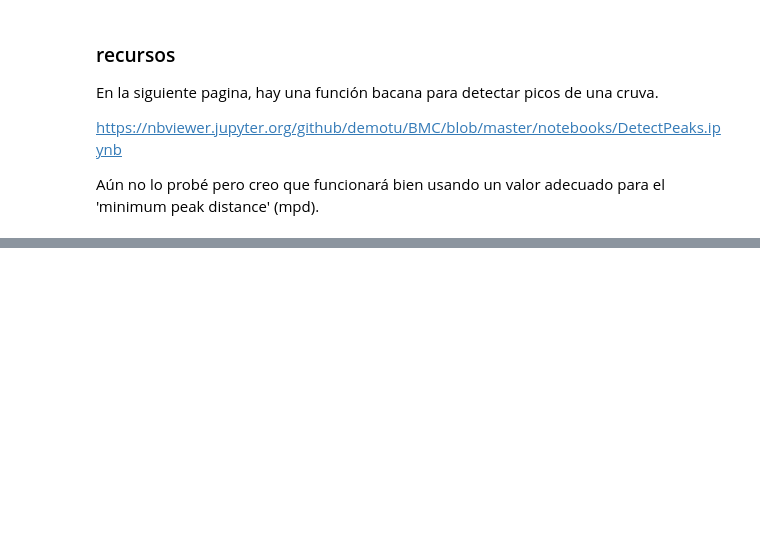
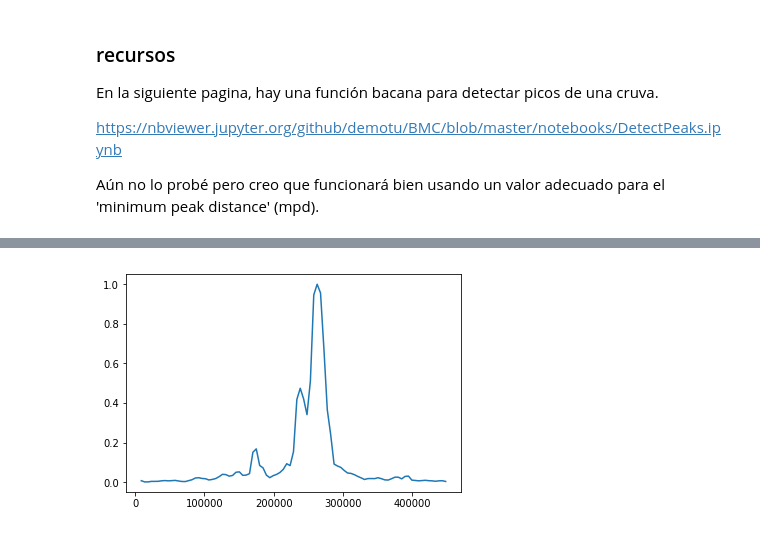
Before and after one commit to jhernandezsa/Earthquake, a Jupyter notebook: Analisis PSD.ipynb, the cells around one changed output, grey strips where cells are left out. Cells and saved outputs as stored; diff of their text form; code cells hidden in the pictures; blank space fills up the shorter version.

```diff
--- a/Analisis PSD.ipynb
+++ b/Analisis PSD.ipynb
@@ -244,0 +283,8 @@ Aún no lo probé pero creo que funcionará bien usando un valor adecuado para e
+# %%
+for i in np.arange(0,1,s):
+    quake_time, _frequencies, power_spectrum = get_segment_spectrum(signal_2[index_steps[i]:index_steps[i+s]])
+    index_max = np.argmax(power_spectrum)
+    result = savgol_filter(power_spectrum, 15, 3)
+    plt.plot(_frequencies, power_spectrum/np.max(power_spectrum))
+# %% [output]
+[figure, added]
```
Also changed, not shown: parts of 14 cells of this notebook.
